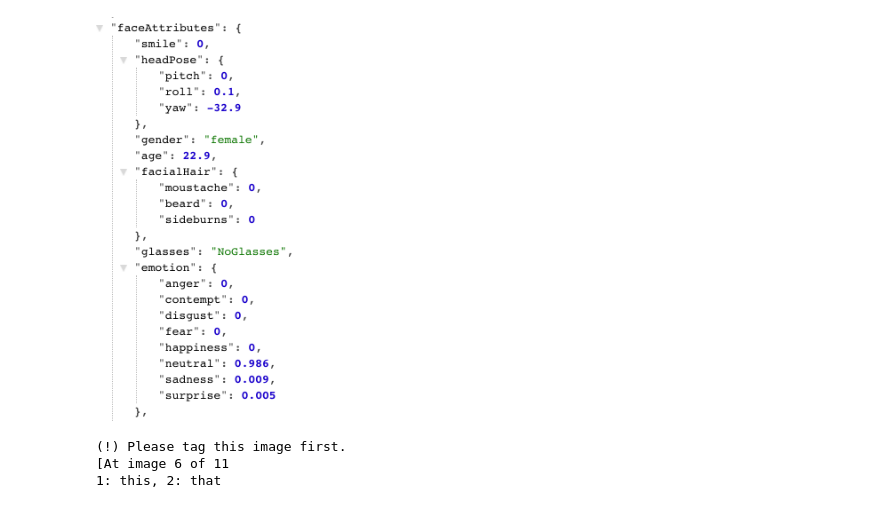
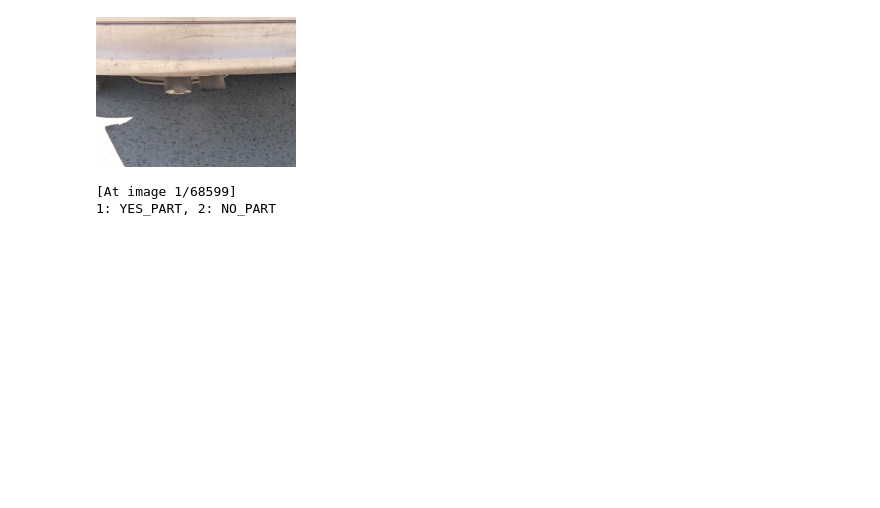
Before and after one commit to wircho/JupyterNotebooks, a Jupyter notebook: tag_images.ipynb, the cells around one changed output. Drawn from its saved outputs; the diff is of its cells as text; code cells hidden in the pictures; blank space fills up the shorter version.

```diff
--- a/tag_images.ipynb
+++ b/tag_images.ipynb
@@ -43,8 +43,19 @@ import time
 import signal
 
 tag_map = {
-    "1": "this",
-    "2": "that"
+#     "1": "YES_TEXT",
+#     "2": "NO_TEXT"
+    "1": "YES_PART",
+    "2": "NO_PART"
+#     "1": "license",
+#     "2": "engine",
+#     "3": "interior",
+#     "4": "plate"
+#     "5": "front",
+#     "6": "back",
+#     "7": "side",
+#     "8": "tire"
+
 }
 tag_legend = []
 for key, value in tag_map.items(): tag_legend.append(key + ": " + value)
@@ -77,8 +88,8 @@ def load_info(path):
         dict[lines[2*i]] = lines[2*i + 1]
     return dict
 
-images_folder = "/Users/wircho/Desktop"
-info_file_path = "/Users/wircho/Desktop/images_info.txt"
+images_folder = "C:\\Users\\mrivas\\Desktop\\images"
+info_file_path = "C:\\Users\\mrivas\\Desktop\\images_tags_NO_TEXT_part_or_not.txt"
 info = load_info(info_file_path)
 file = open(info_file_path, "a")
 deleted_info = {}
@@ -151,35 +162,34 @@ def should_continue(tag_input):
             info[image_name] = deleted_info[image_name]
         if not(image_name in info):
             warning = "Please tag this image first."
             return True
         if i >= num - 1:
             clear_output()
             print("You're done! :) Bye!")
             file.close()
             return False
         i += 1
     elif tag_input.isExit():
         clear_output()
         print("Ok! :) Bye!")
         file.close()
         return False
     elif not(tag_input.tag is None):
         info[image_name] = tag_input.tag
         file.write(image_name + "\n" + tag_input.tag + "\n")
         if i >= num - 1:
             clear_output()
             print("You're done! :) Bye!")
             file.close()
             return False
         i += 1
     else:
         warning = "Wrong tag (" + tag_input.key + "). Please try again."
     return True
 
 prepare_for_next_image()
 # %% [output]
-[figure, old version]
+[figure, new version]
-(!) Please tag this image first.
-[At image 6 of 11
-1: this, 2: that
+[At image 1/68599]
+1: YES_PART, 2: NO_PART
 [interactive output not drawn]
```
Also changed, not shown: parts of 1 cell of this notebook.
